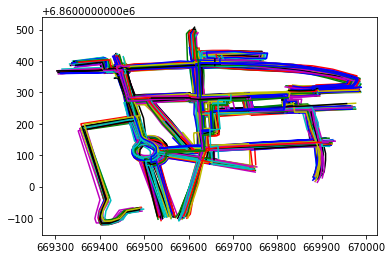
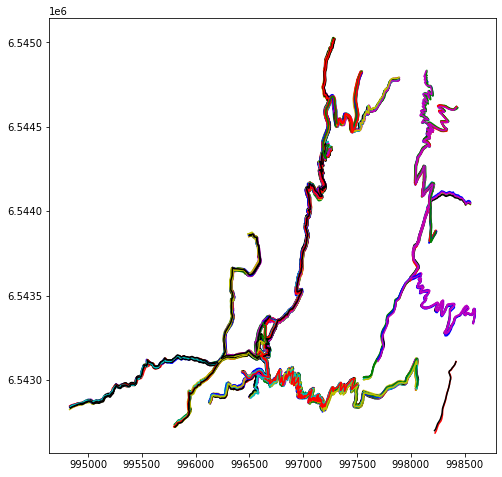
Code edit (unified diff) that turned the first committed figure into the second:
--- before
+++ after
@@ -1 +1,2 @@
-simu.plot()
+plt.figure(figsize=(8, 8))
+simu.plot(append=plt)

Commit: doc